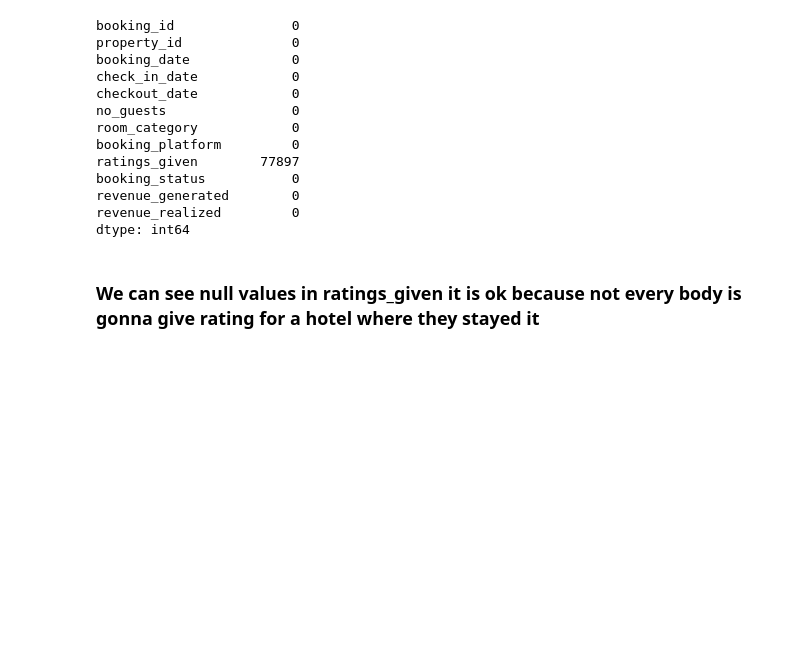
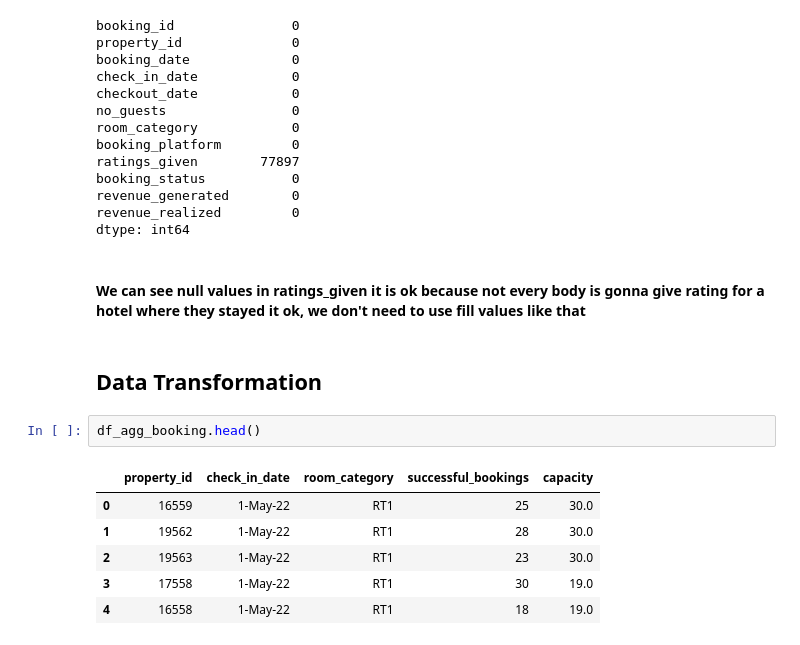
Before and after one commit to azeem932356/Hospitality-Revenue-Analysis, a Jupyter notebook: hospitality_analysis.ipynb, the cells around one changed output. Saved outputs shown, nothing was run; the diff lists cells and outputs as text; blank space fills up the shorter version.

Commit message:
Data Transformation

```diff
--- a/hospitality_analysis.ipynb
+++ b/hospitality_analysis.ipynb
@@ -363,4 +363,15 @@ revenue_generated        0
 revenue_realized         0
 dtype: int64
 # %% [markdown]
-### We can see null values in ratings_given it is ok because not every body is gonna give rating for a hotel where they stayed it
+#### We can see null values in ratings_given it is ok because not every body is gonna give rating for a hotel where they stayed it ok, we don't need to use fill values like that
+# %% [markdown]
+## Data Transformation
+# %%
+df_agg_booking.head()
+# %% [output]
+|  | property_id | check_in_date | room_category | successful_bookings | capacity |
+| 0 | 16559 | 1-May-22 | RT1 | 25 | 30.0 |
+| 1 | 19562 | 1-May-22 | RT1 | 28 | 30.0 |
+| 2 | 19563 | 1-May-22 | RT1 | 23 | 30.0 |
+| 3 | 17558 | 1-May-22 | RT1 | 30 | 19.0 |
+| 4 | 16558 | 1-May-22 | RT1 | 18 | 19.0 |
```
Also changed, not shown: parts of 2 cells of this notebook.
